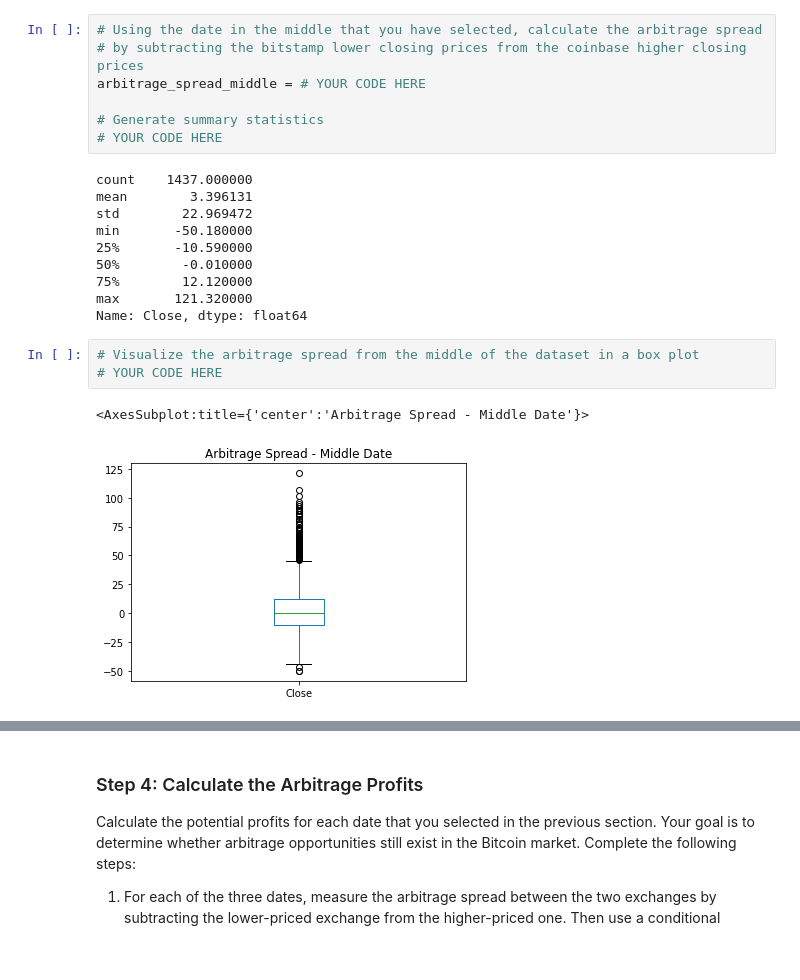
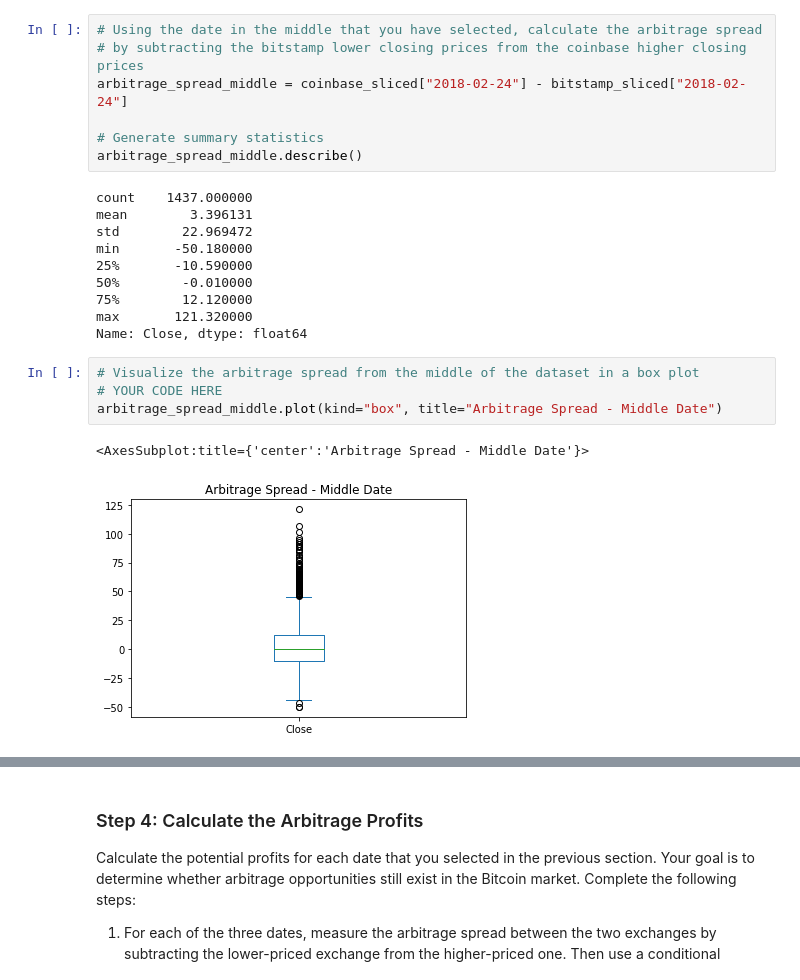
Before and after one commit to gurpreetsodhi/Columbia_Fintech_Module3, a Jupyter notebook: crypto_arbitrage.ipynb, the cells around one changed output, grey strips where cells are left out. Saved outputs shown, nothing was run; the diff lists cells and outputs as text.

```diff
--- a/crypto_arbitrage.ipynb
+++ b/crypto_arbitrage.ipynb
@@ -299,10 +305,10 @@ Name: Close, dtype: float64
 # %%
 # Using the date in the middle that you have selected, calculate the arbitrage spread
 # by subtracting the bitstamp lower closing prices from the coinbase higher closing prices
-arbitrage_spread_middle = # YOUR CODE HERE
+arbitrage_spread_middle = coinbase_sliced["2018-02-24"] - bitstamp_sliced["2018-02-24"]
 
 # Generate summary statistics
-# YOUR CODE HERE
+arbitrage_spread_middle.describe()
 # %% [output]
 count    1437.000000
 mean        3.396131
@@ -316,9 +322,10 @@ Name: Close, dtype: float64
 # %%
 # Visualize the arbitrage spread from the middle of the dataset in a box plot
 # YOUR CODE HERE
+arbitrage_spread_middle.plot(kind="box", title="Arbitrage Spread - Middle Date")
 # %% [output]
 <AxesSubplot:title={'center':'Arbitrage Spread - Middle Date'}>
-[figure, old version]
+[figure, new version]
 # %%
 # Create an overlay plot that visualizes the two dataframes over a period of one day from late in the dataset.
 # Be sure that the plots include the parameters `legend`, `figsize`, `title`, `color` and `label`
```
Also changed, not shown: parts of 7 cells of this notebook.
